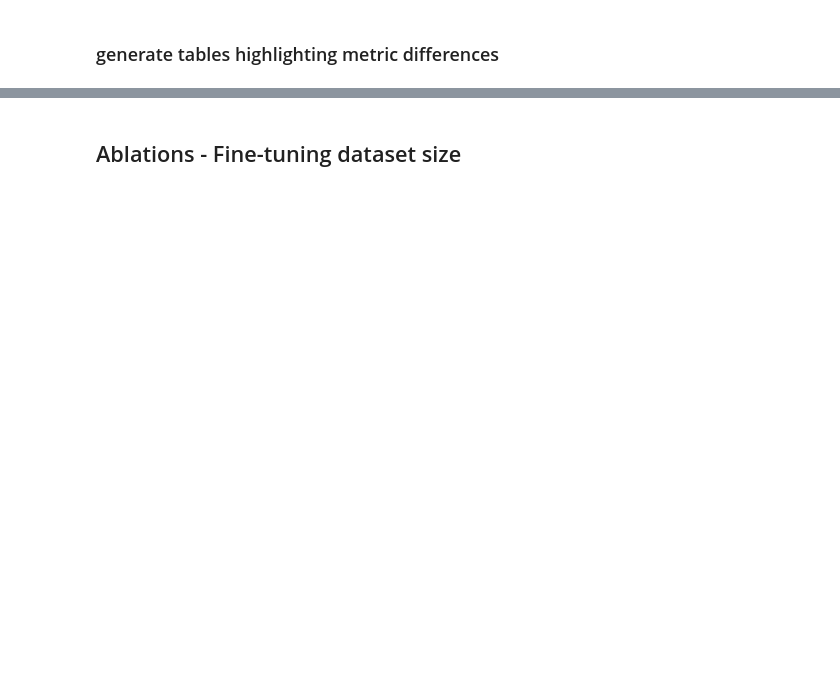
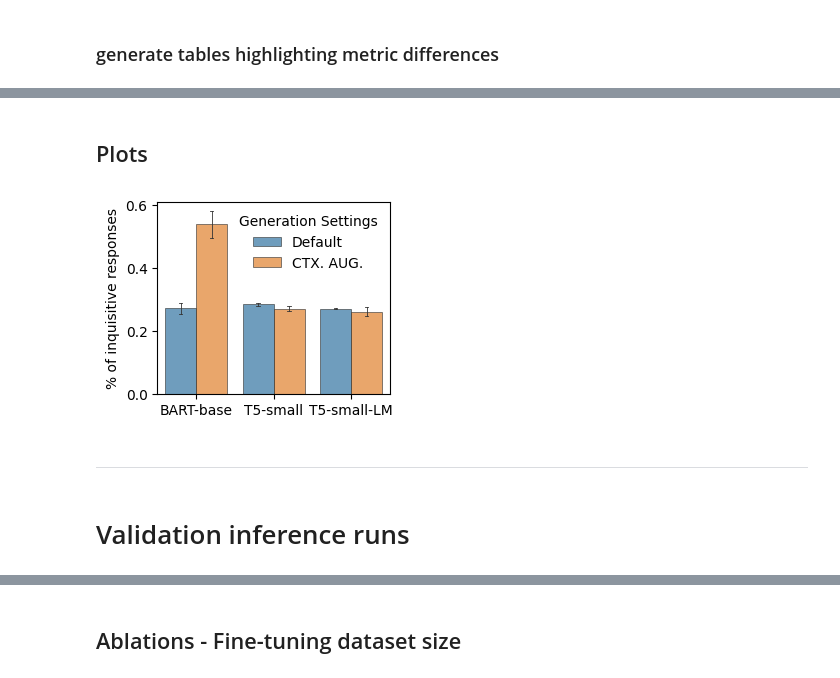
Before and after one commit to ZurichNLP/understanding-ctx-aug, a Jupyter notebook: summarize_results.ipynb, the cells around one changed output, grey strips where cells are left out. Saved outputs shown, nothing was run; the diff lists cells and outputs as text; code cells hidden in the pictures; blank space fills up the shorter version.

```diff
--- a/summarize_results.ipynb
+++ b/summarize_results.ipynb
@@ -491,0 +621,74 @@ dfp
+# %% [markdown]
+## Plots
+# %%
+name_mapping = {
+    'gen_setting': 'Generation Setting',
+    'bart_base': 'BART-base',
+    't5_small': 'T5-small',
+    't5_lm_small': 'T5-small-LM',
+    'model': 'Model',
+    'qc_turn_level': '% of inquisitive responses',
+    'default': 'Default',
+    'qu_ctxt_aug1': 'CTX. AUG. + ATTN. BIAS = 1',
+    'qu_ctxt_aug5': 'CTX. AUG.',
+    'SI(BART)': "$\mathregular{SI_{BART}}$",
+    'SI(MASS)': "$\mathregular{SI_{MASS}}$",
+    'SI(T5)': "$\mathregular{SI_{T5}}$",
+    'rouge1_s': 'ROUGE-1 (src)',
+    'bleu_t': 'BLEU',
+    'ppl_mean': 'PPL',
+}
+# %%
+
+
+def build_barplot(df, models, gen_settings, tgt_metric="qc_turn_level", save_as=None): #data: Dict, title: str, baseline_reference_data: Optional[Dict], min_val: float = 0.0, max_val: float = 1.0, verbose: bool = False):
+
+    # setup figure, axes
+    fig, ax = plt.subplots(nrows=1, ncols=1, figsize=(3, 2.5))
+
+    # subset dataframe
+    dfs = df.iloc[(df.index.get_level_values(1).isin(models)) & (df.index.get_level_values(2).isin(gen_settings))].reset_index()
+    # dfs.head()
+    # print(len(dfs))
+
+    sns.barplot(
+        data=dfs,
+        x="model",
+        y=tgt_metric,
+        hue="gen_setting",
+        order=models,
+        hue_order=gen_settings,
+        alpha=0.7,
+        capsize=.05,
+        errwidth=0.6,
+        errcolor=".2",
+        linewidth=0.6,
+        edgecolor=".2",
+        palette='tab10',
+        ax=ax,
+
+    )
+
+    # make plot pretty
+    ax.set(xlabel=None, ylabel=name_mapping.get(tgt_metric, tgt_metric), title=None)
+
+    labels = [name_mapping.get(item.get_text(), item.get_text()) for item in ax.get_xticklabels()] # https://stackoverflow.com/questions/11244514/modify-tick-label-text
+    ax.set_xticklabels(labels)
+
+    # make legend pretty
+    handles, labels = ax.get_legend_handles_labels()
+    labels = [name_mapping.get(label, label) for label in labels]
+    ax.legend(handles, labels, title="Generation Settings", frameon=False)
+
+    if save_as is not None:
+        plt.savefig(save_as+'.pdf', bbox_inches='tight', dpi=300)
+        plt.savefig(save_as+'.png', bbox_inches='tight', dpi=300)
+
+    return
+
+subset_models = ['bart_base', 't5_small', 't5_lm_small']
+subset_gen_settings = ['default', 'qu_ctxt_aug5']
+build_barplot(df, subset_models, subset_gen_settings)
+# build_barplot(df, subset_models, subset_gen_settings, save_as='resources/plots/public_models_qc')
+# %% [output]
+[figure, added]
@@ -491,0 +699,4 @@ dfp
+# %% [markdown]
+---
+# %% [markdown]
+# Validation inference runs
```
Also changed, not shown: parts of 24 cells of this notebook, 17 other files.
